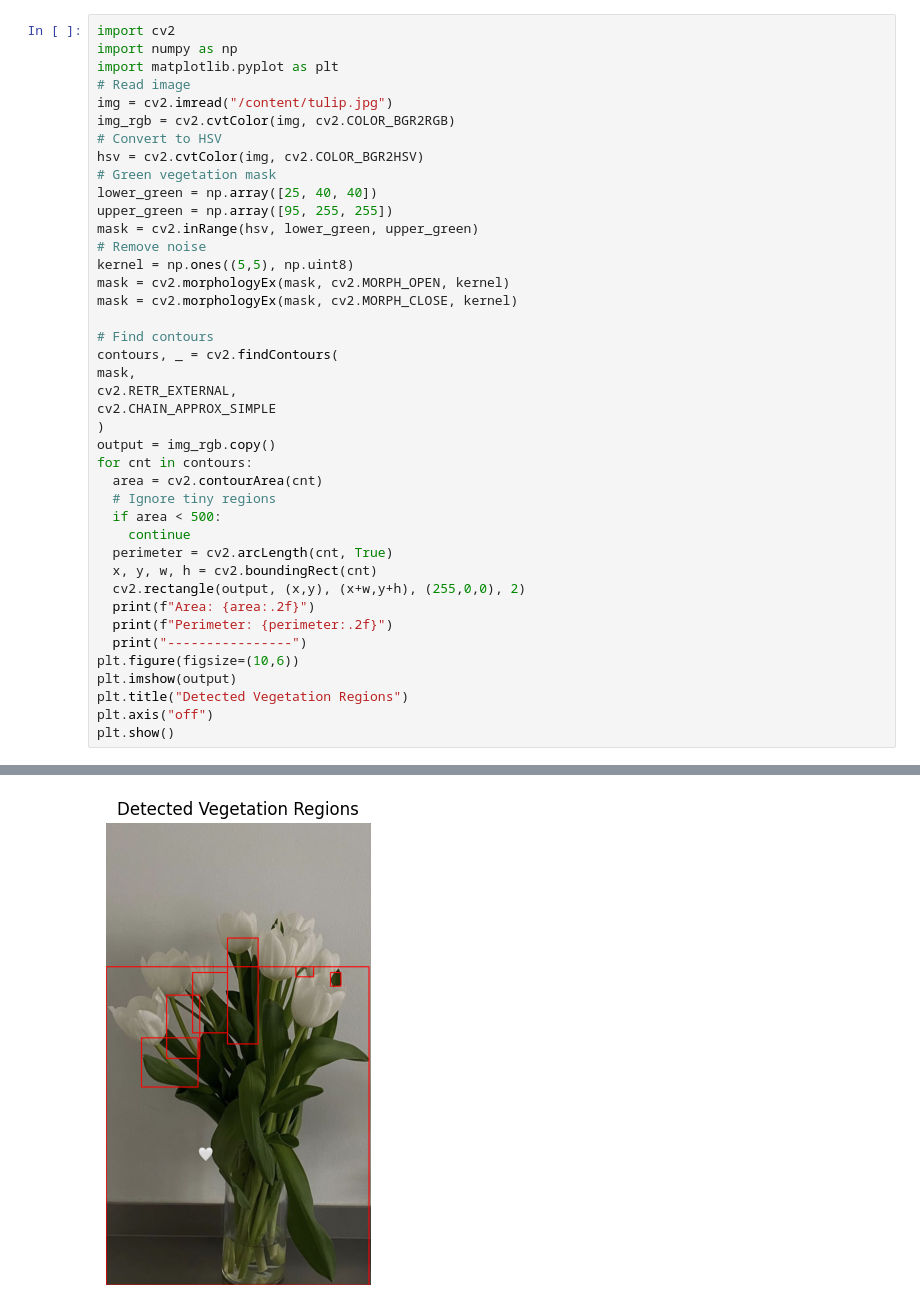
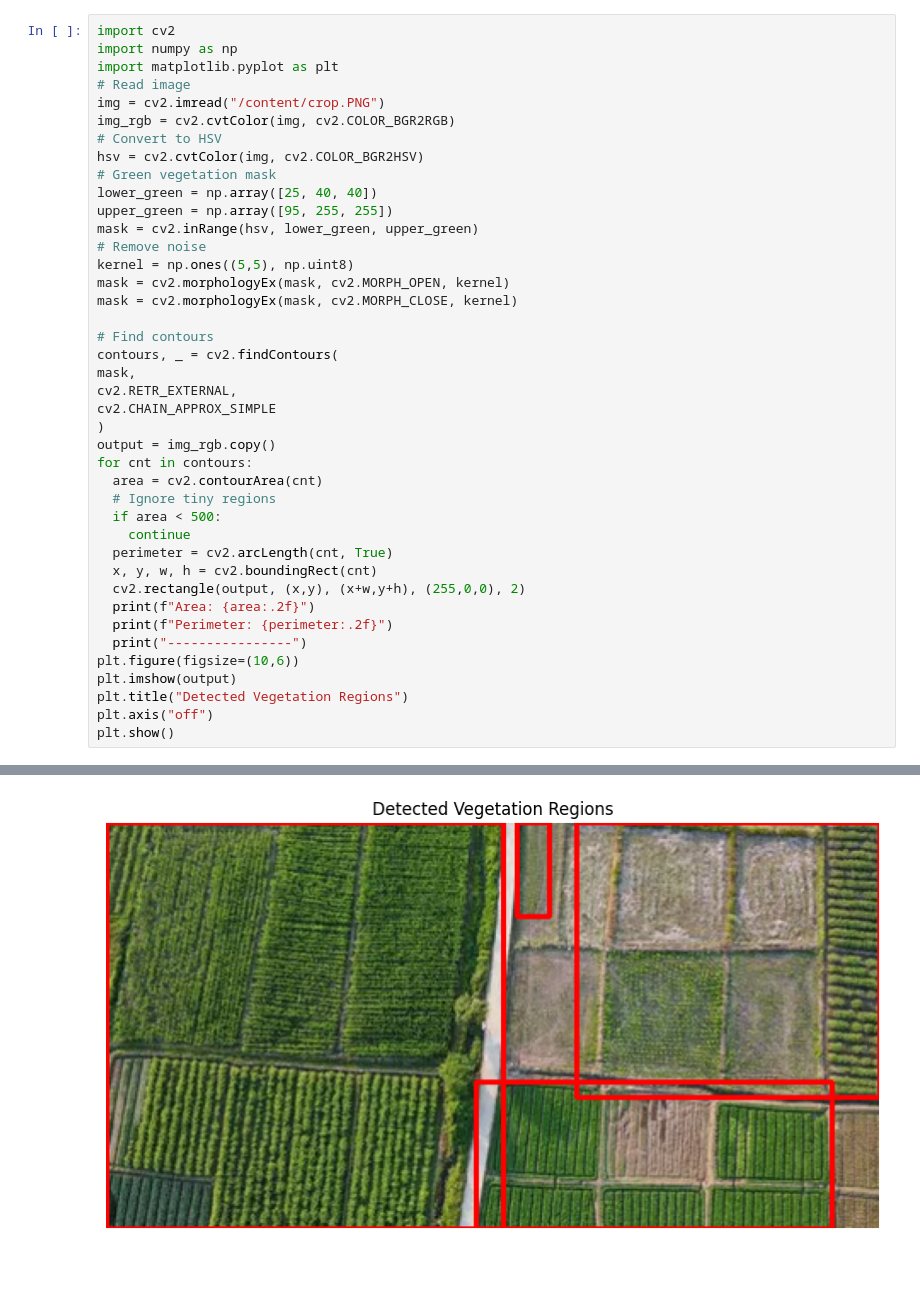
Before and after one commit to aditiital/Digital-image-processing-Lab, a Jupyter notebook: practical9_DIP.ipynb, the cells around one changed output, grey strips where cells are left out. Drawn from its saved outputs; the diff is of its cells as text; blank space fills up the shorter version.

```diff
--- a/practical9_DIP.ipynb
+++ b/practical9_DIP.ipynb
@@ -5,7 +5,7 @@ import cv2
 import numpy as np
 import matplotlib.pyplot as plt
 # Read image
-img = cv2.imread("/content/tulip.jpg")
+img = cv2.imread("/content/crop.PNG")
 img_rgb = cv2.cvtColor(img, cv2.COLOR_BGR2RGB)
 # Convert to HSV
 hsv = cv2.cvtColor(img, cv2.COLOR_BGR2HSV)
@@ -62 +57 @@ Perimeter: 851.26
-[figure, old version]
+[figure, new version]
```
Also changed, not shown: parts of 1 cell of this notebook.
